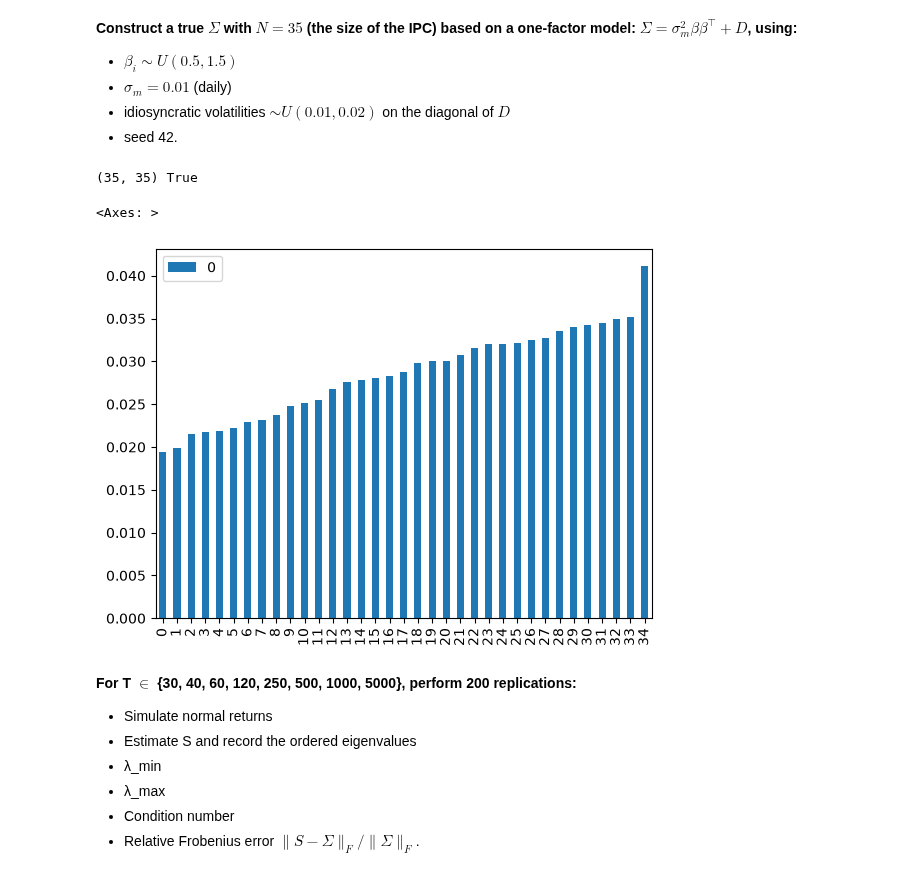
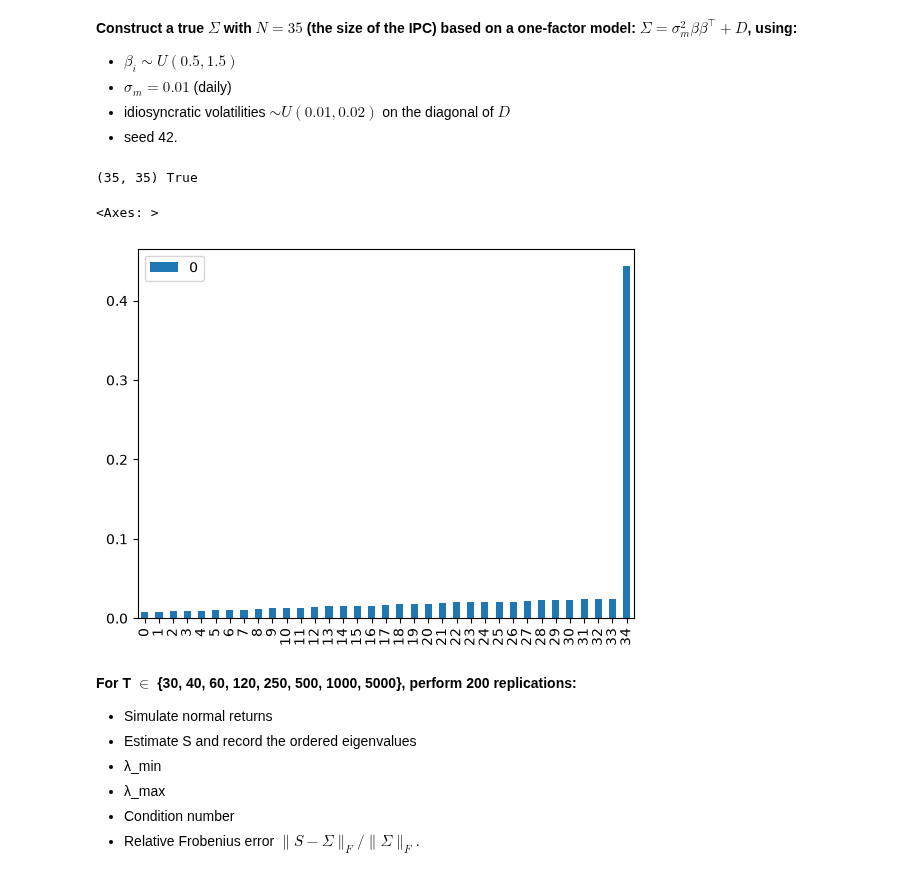
Before and after one commit to Manuviraa/Quant-research-portfolio, a Jupyter notebook: Research: HRP and its Derivations vs the Traditional Benchmarks in the Mexican Stock Market/notebooks/02_covariance_estimation_error.ipynb, the cells around one changed output. Drawn from its saved outputs; the diff is of its cells as text; code cells hidden in the pictures.

```diff
--- a/Research: HRP and its Derivations vs the Traditional Benchmarks in the Mexican Stock Market/notebooks/02_covariance_estimation_error.ipynb
+++ b/Research: HRP and its Derivations vs the Traditional Benchmarks in the Mexican Stock Market/notebooks/02_covariance_estimation_error.ipynb
@@ -52,25 +53,25 @@ beta = rng.uniform(1,1.5, size=N)
 sigma_m = 0.01
 idio_vol = rng.uniform(0.01, 0.02, size=N)
 
-Sigma = sigma_m**2 * np.outer(beta, beta) + np.diag(idio_vol)
+Sigma = sigma_m**2 * np.outer(beta, beta) + np.diag(idio_vol**2)
 # %%
 # Pruebas
 print(Sigma.shape, np.allclose(Sigma, Sigma.T))
 
-eigs = np.linalg.eigvalsh(Sigma)
-eigs
+Sigma_eigs = np.linalg.eigvalsh(Sigma)
+Sigma_eigs
 participation = []
-total_eigs = eigs.sum()
+total_eigs = Sigma_eigs.sum()
 
-for eig in eigs:
+for eig in Sigma_eigs:
     participation.append(eig / total_eigs)
 
 participation = pd.DataFrame(participation)
 participation.plot(kind="bar")
 # %% [output]
 (35, 35) True
 <Axes: >
-[figure, old version]
+[figure, new version]
 # %% [markdown]
 **For T $\in$ {30, 40, 60, 120, 250, 500, 1000, 5000}, perform 200 replications:**
 - Simulate normal returns
```
Also changed, not shown: parts of 11 cells of this notebook.
